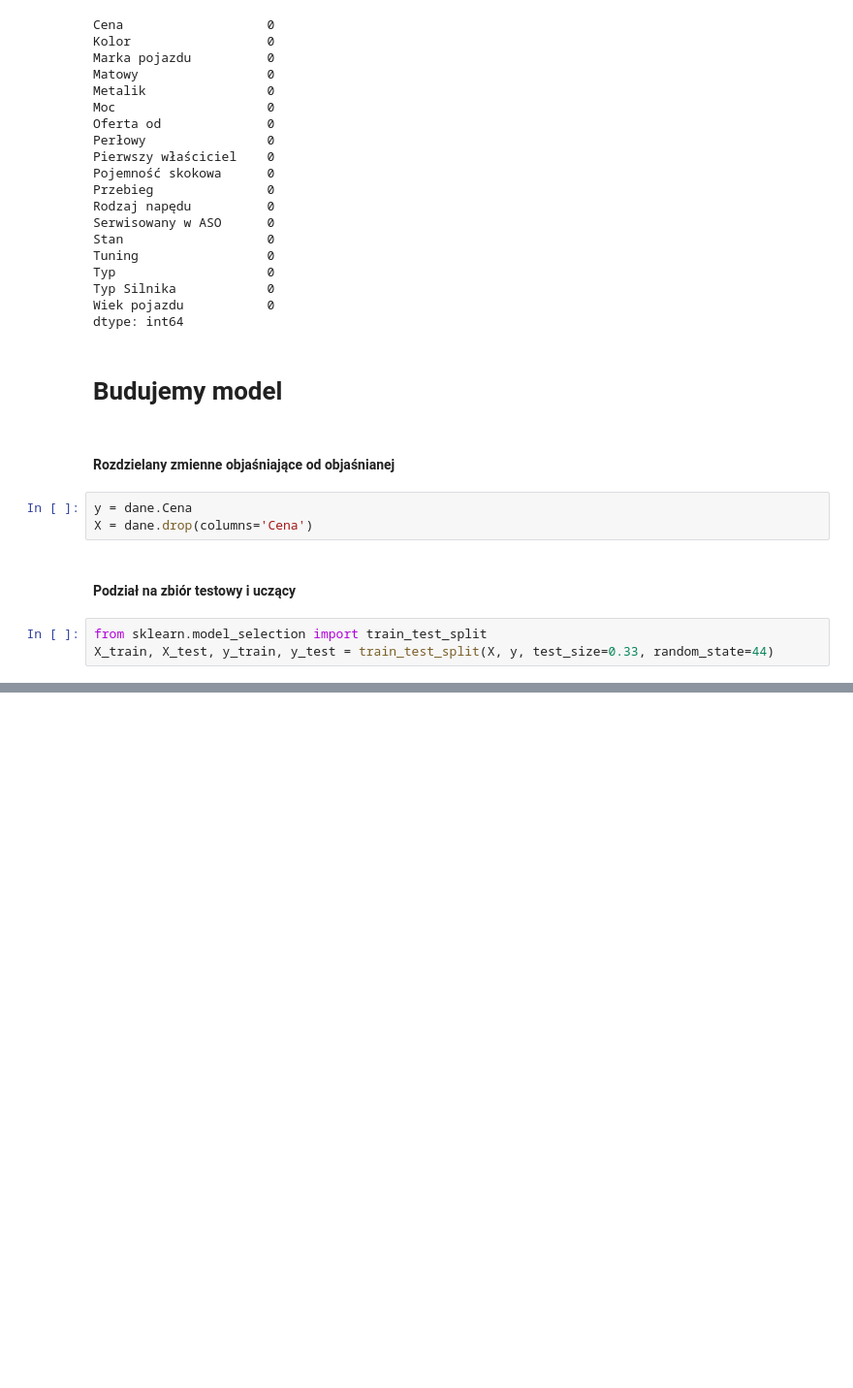
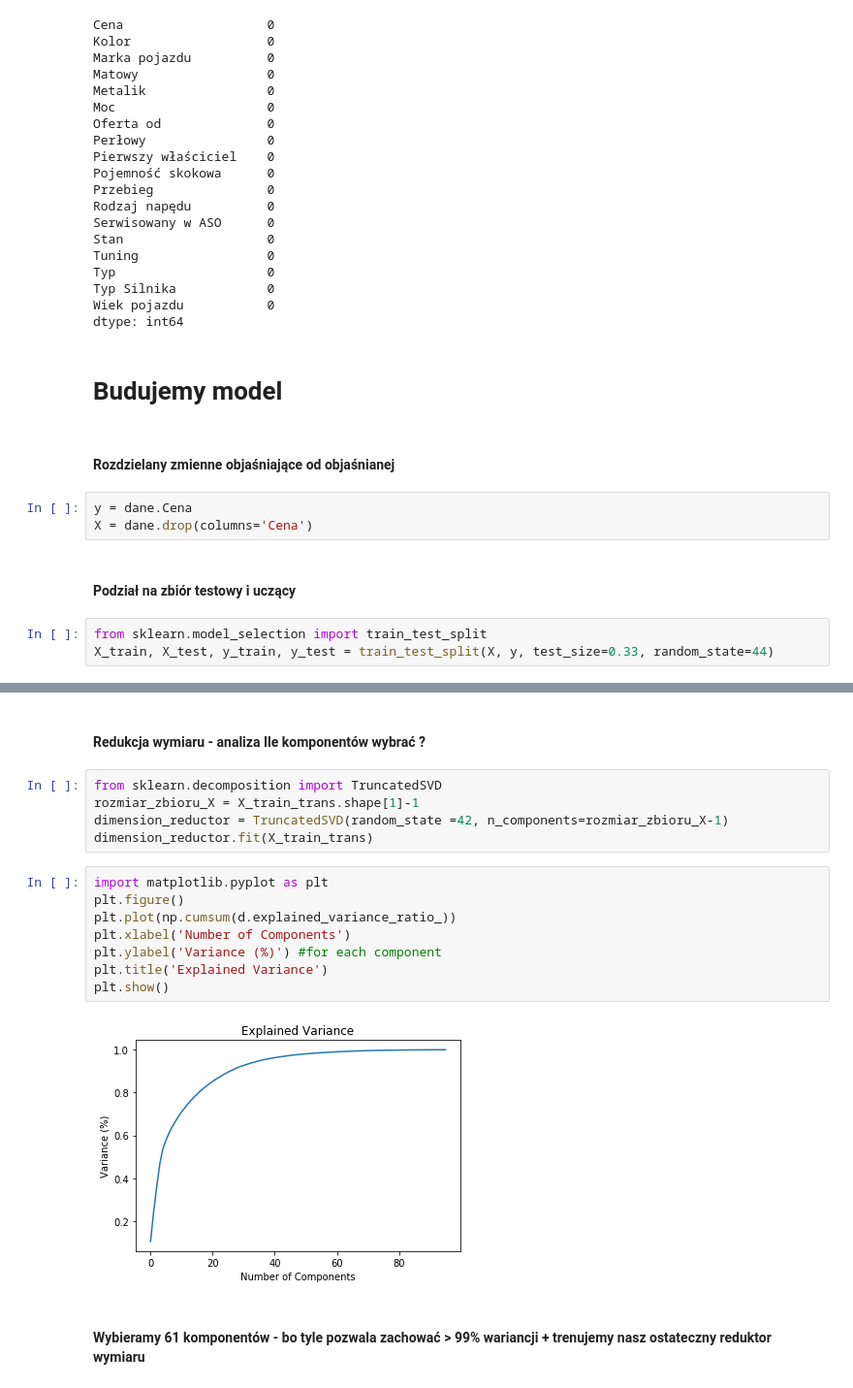
Before and after one commit to kordirko/motory, a Jupyter notebook: projekt_zaliczeniowy.ipynb, the cells around one changed output, grey strips where cells are left out. Shown: that part at 97% size. Drawn from its saved outputs; the diff is of its cells as text; blank space fills up the shorter version.

Commit message:
preprocesor+ regresja liniowa + redukcja wymiaru

```diff
--- a/projekt_zaliczeniowy.ipynb
+++ b/projekt_zaliczeniowy.ipynb
@@ -891,0 +885,19 @@ Zbiór testowy - rozmiary (5431, 97)
+# %% [markdown]
+#### Redukcja wymiaru - analiza Ile komponentów wybrać ?
+# %%
+from sklearn.decomposition import TruncatedSVD
+rozmiar_zbioru_X = X_train_trans.shape[1]-1
+dimension_reductor = TruncatedSVD(random_state =42, n_components=rozmiar_zbioru_X-1)
+dimension_reductor.fit(X_train_trans)
+# %%
+import matplotlib.pyplot as plt
+plt.figure()
+plt.plot(np.cumsum(d.explained_variance_ratio_))
+plt.xlabel('Number of Components')
+plt.ylabel('Variance (%)') #for each component
+plt.title('Explained Variance')
+plt.show()
+# %% [output]
+[figure, added]
+# %% [markdown]
+#### Wybieramy 61 komponentów - bo tyle pozwala zachować > 99% wariancji + trenujemy nasz ostateczny reduktor wymiaru
```
Also changed, not shown: parts of 15 cells of this notebook.
